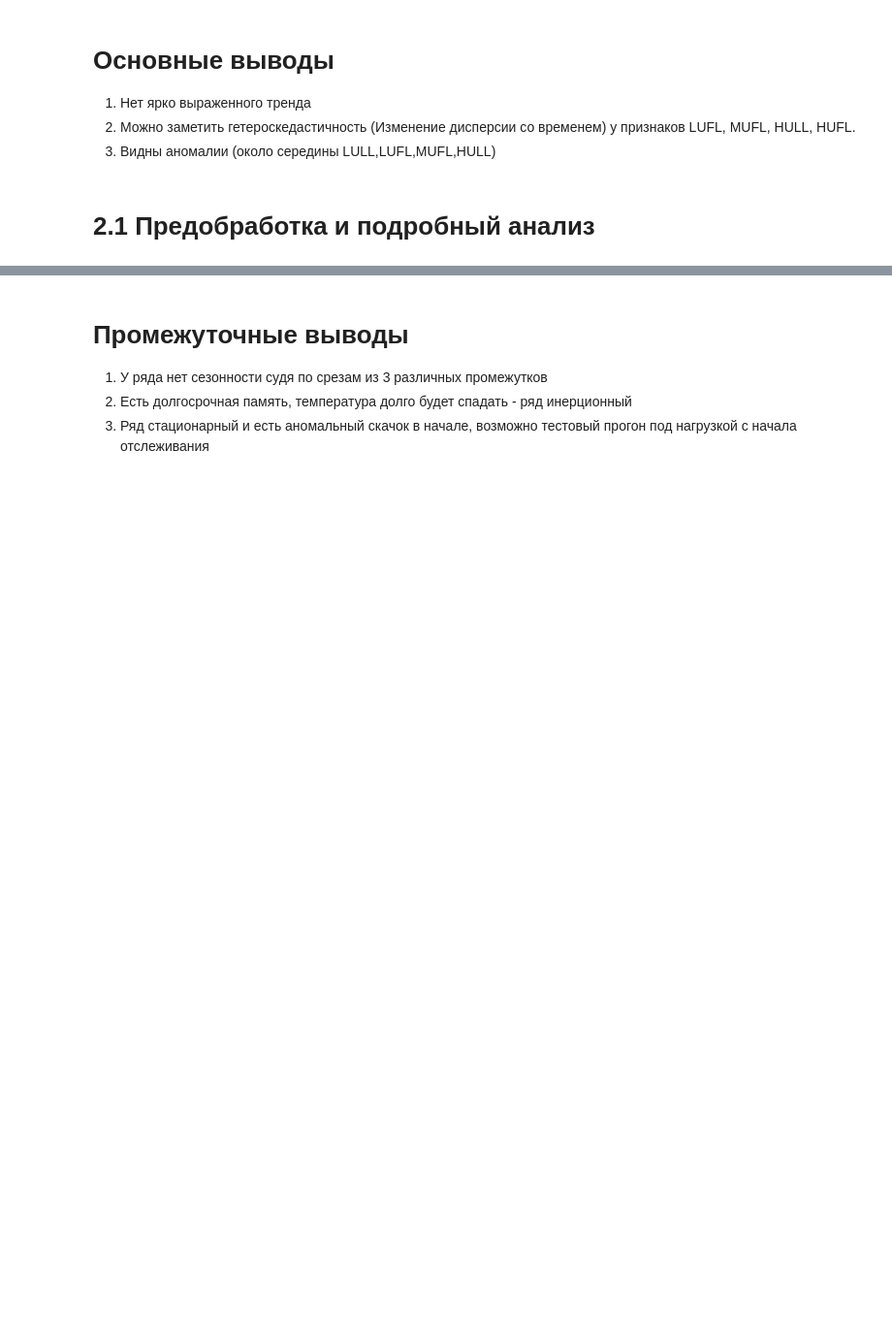
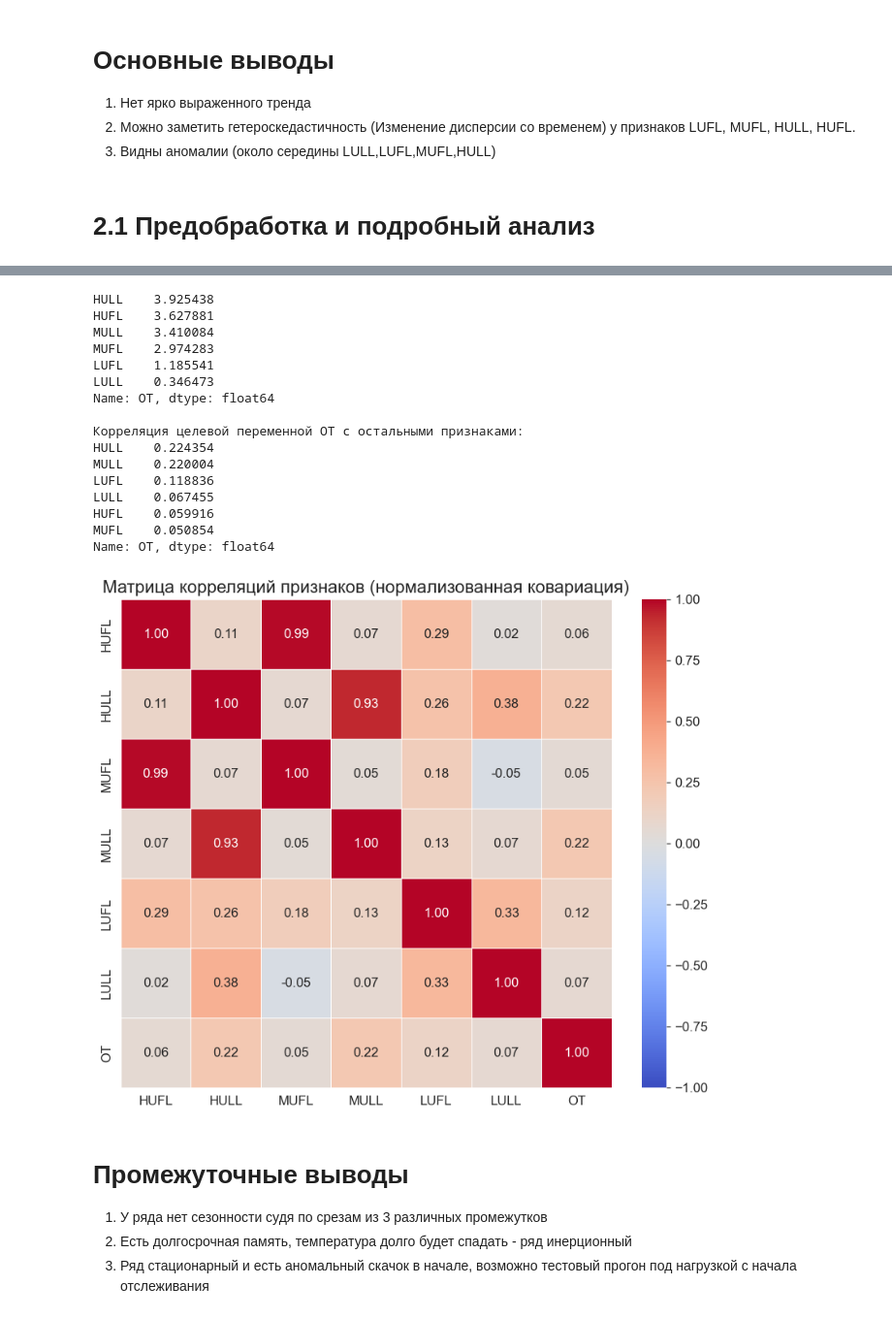
Before and after one commit to NiKEiTz/time_series, a Jupyter notebook: ikm.ipynb, the cells around one changed output, grey strips where cells are left out. Shown at 97% size. Saved outputs shown, nothing was run; the diff lists cells and outputs as text; code cells hidden in the pictures; blank space fills up the shorter version.

```diff
--- a/ikm.ipynb
+++ b/ikm.ipynb
@@ -184,3 +237,43 @@ plt.show()
+# %%
+# 6. АНАЛИЗ КОВАРИАЦИИ И КОРРЕЛЯЦИИ
+# Считаем матрицы
+# Удаляем строковые колонки перед расчетом, если они еще остались
+df_numeric = df.drop(columns=['day_name', 'dayofweek', 'week'], errors='ignore')
+cov_matrix = df_numeric.cov()
+corr_matrix = df_numeric.corr()
+
+cov_with_ot = cov_matrix['OT'].drop('OT').sort_values(ascending=False)
+print(cov_with_ot)
+
+print("\nКорреляция целевой переменной OT с остальными признаками:")
+corr_with_ot = corr_matrix['OT'].drop('OT').sort_values(ascending=False)
+print(corr_with_ot)
+
+# Визуализация: Тепловая карта корреляций (визуально понятнее, чем ковариация)
+plt.figure(figsize=(10, 8))
+# Используем корреляцию, так как она нормализована и легче читается
+sns.heatmap(corr_matrix, annot=True, cmap='coolwarm', fmt=".2f", linewidths=0.5,
+            vmin=-1, vmax=1, center=0)
+plt.title('Матрица корреляций признаков (нормализованная ковариация)', fontsize=16)
+plt.show()
+# %% [output]
+HULL    3.925438
+HUFL    3.627881
+MULL    3.410084
+MUFL    2.974283
+LUFL    1.185541
+LULL    0.346473
+Name: OT, dtype: float64
+
+Корреляция целевой переменной OT с остальными признаками:
+HULL    0.224354
+MULL    0.220004
+LUFL    0.118836
+LULL    0.067455
+HUFL    0.059916
+MUFL    0.050854
+Name: OT, dtype: float64
+[figure, added]
 # %% [markdown]
 # Промежуточные выводы
 1. У ряда нет сезонности судя по срезам из 3 различных промежутков
```
Also changed, not shown: parts of 10 cells of this notebook.
